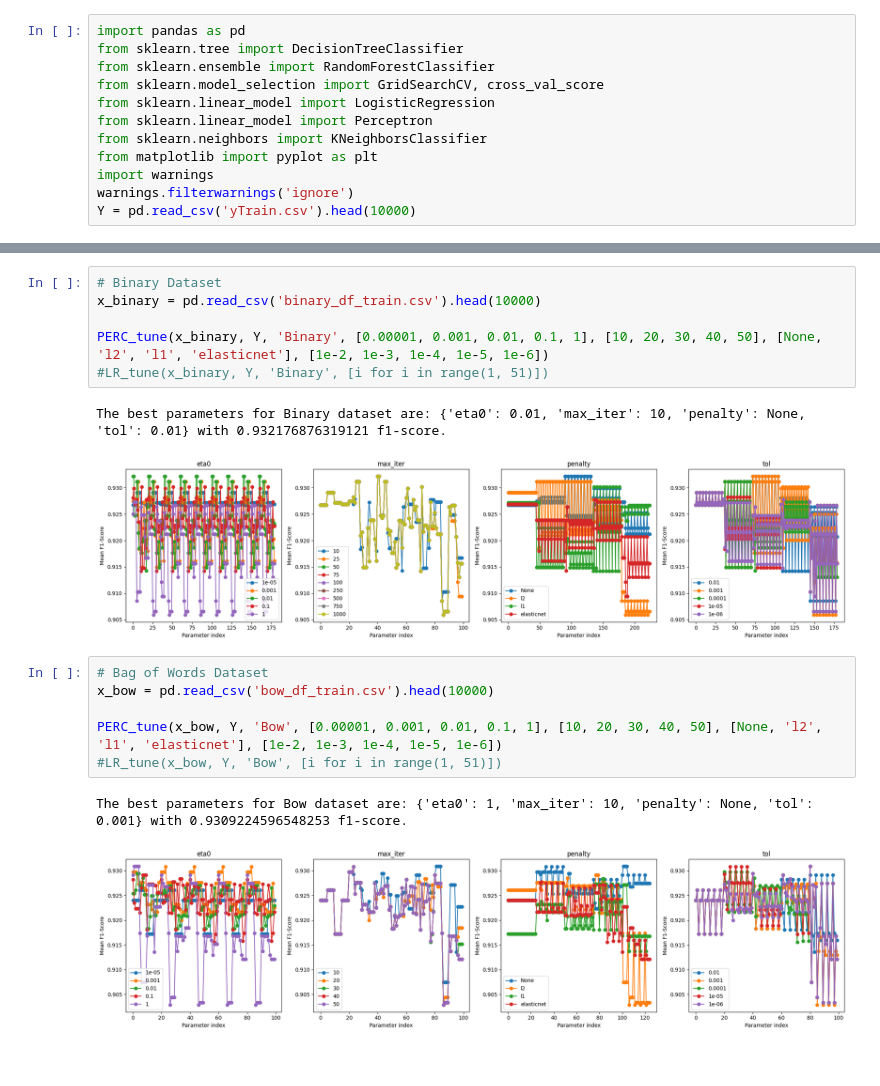
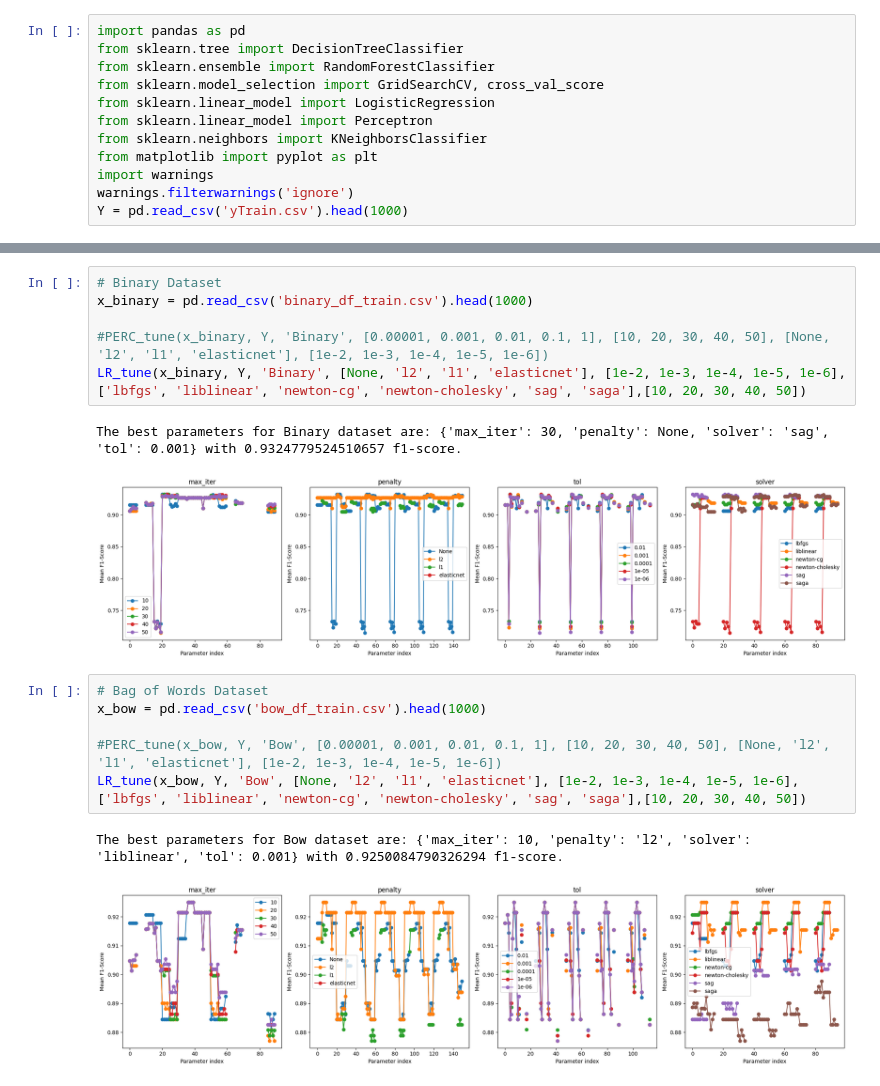
Before and after one commit to TripolarHZ/CS334_Final_Project, a Jupyter notebook: Fine_Tuning.ipynb, the cells around one changed output, grey strips where cells are left out. Drawn from its saved outputs; the diff is of its cells as text.

```diff
--- a/Fine_Tuning.ipynb
+++ b/Fine_Tuning.ipynb
@@ -9,7 +9,7 @@ from sklearn.neighbors import KNeighborsClassifier
 from matplotlib import pyplot as plt
 import warnings
 warnings.filterwarnings('ignore')
-Y = pd.read_csv('yTrain.csv').head(10000)
+Y = pd.read_csv('yTrain.csv').head(1000)
 # %%
 # KNN Tuning
 def KNN_tune(X, Y, dataset, k_range, distance_metrics):
@@ -91,21 +104,21 @@ def LR_tune(X, Y, dataset, max_iters):
     plt.show()
 # %%
 # Binary Dataset
-x_binary = pd.read_csv('binary_df_train.csv').head(10000)
+x_binary = pd.read_csv('binary_df_train.csv').head(1000)
 
-PERC_tune(x_binary, Y, 'Binary', [0.00001, 0.001, 0.01, 0.1, 1], [10, 20, 30, 40, 50], [None, 'l2', 'l1', 'elasticnet'], [1e-2, 1e-3, 1e-4, 1e-5, 1e-6])
-#LR_tune(x_binary, Y, 'Binary', [i for i in range(1, 51)])
+#PERC_tune(x_binary, Y, 'Binary', [0.00001, 0.001, 0.01, 0.1, 1], [10, 20, 30, 40, 50], [None, 'l2', 'l1', 'elasticnet'], [1e-2, 1e-3, 1e-4, 1e-5, 1e-6])
+LR_tune(x_binary, Y, 'Binary', [None, 'l2', 'l1', 'elasticnet'], [1e-2, 1e-3, 1e-4, 1e-5, 1e-6], ['lbfgs', 'liblinear', 'newton-cg', 'newton-cholesky', 'sag', 'saga'],[10, 20, 30, 40, 50])
 # %% [output]
-The best parameters for Binary dataset are: {'eta0': 0.01, 'max_iter': 10, 'penalty': None, 'tol': 0.01} with 0.932176876319121 f1-score.
+The best parameters for Binary dataset are: {'max_iter': 30, 'penalty': None, 'solver': 'sag', 'tol': 0.001} with 0.9324779524510657 f1-score.
-[figure, old version]
+[figure, new version]
 # %%
 # Bag of Words Dataset
-x_bow = pd.read_csv('bow_df_train.csv').head(10000)
+x_bow = pd.read_csv('bow_df_train.csv').head(1000)
 
-PERC_tune(x_bow, Y, 'Bow', [0.00001, 0.001, 0.01, 0.1, 1], [10, 20, 30, 40, 50], [None, 'l2', 'l1', 'elasticnet'], [1e-2, 1e-3, 1e-4, 1e-5, 1e-6])
-#LR_tune(x_bow, Y, 'Bow', [i for i in range(1, 51)])
+#PERC_tune(x_bow, Y, 'Bow', [0.00001, 0.001, 0.01, 0.1, 1], [10, 20, 30, 40, 50], [None, 'l2', 'l1', 'elasticnet'], [1e-2, 1e-3, 1e-4, 1e-5, 1e-6])
+LR_tune(x_bow, Y, 'Bow', [None, 'l2', 'l1', 'elasticnet'], [1e-2, 1e-3, 1e-4, 1e-5, 1e-6], ['lbfgs', 'liblinear', 'newton-cg', 'newton-cholesky', 'sag', 'saga'],[10, 20, 30, 40, 50])
 # %% [output]
-The best parameters for Bow dataset are: {'eta0': 1, 'max_iter': 10, 'penalty': None, 'tol': 0.001} with 0.9309224596548253 f1-score.
+The best parameters for Bow dataset are: {'max_iter': 10, 'penalty': 'l2', 'solver': 'liblinear', 'tol': 0.001} with 0.9250084790326294 f1-score.
-[figure, old version]
+[figure, new version]
 # %%
 # Tfidf Dataset
```
Also changed, not shown: parts of 5 cells of this notebook, 6 other files.
